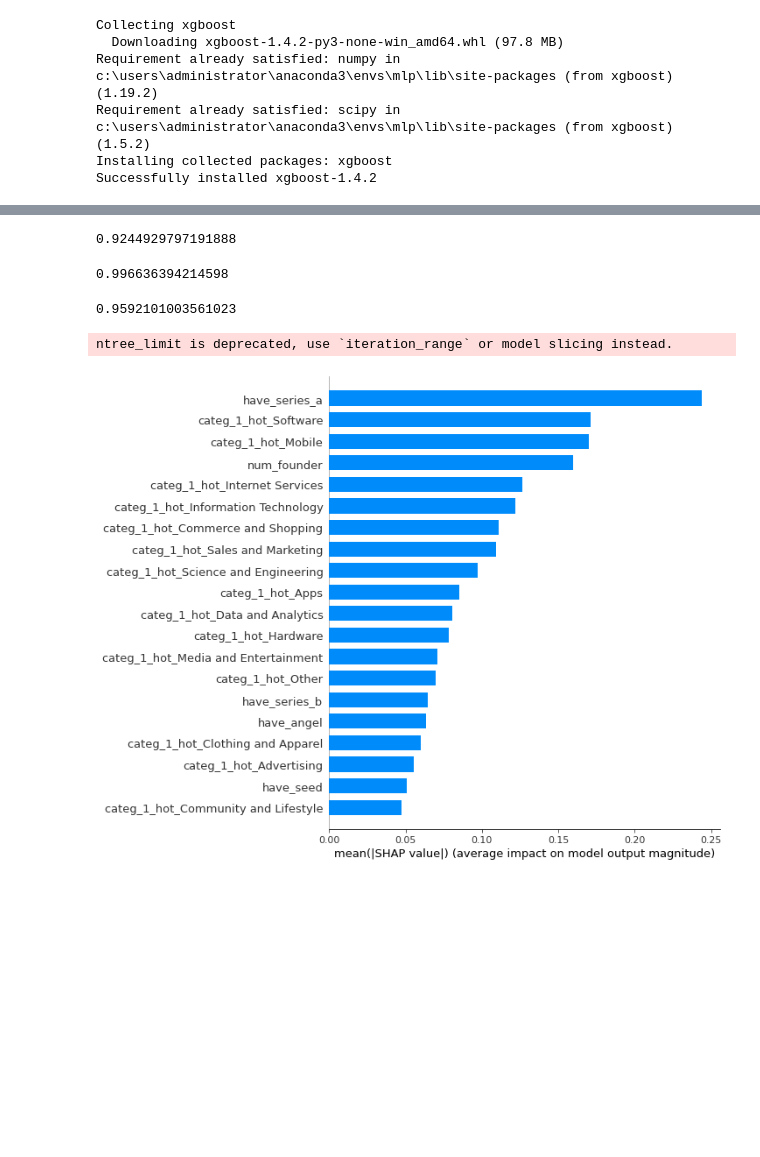
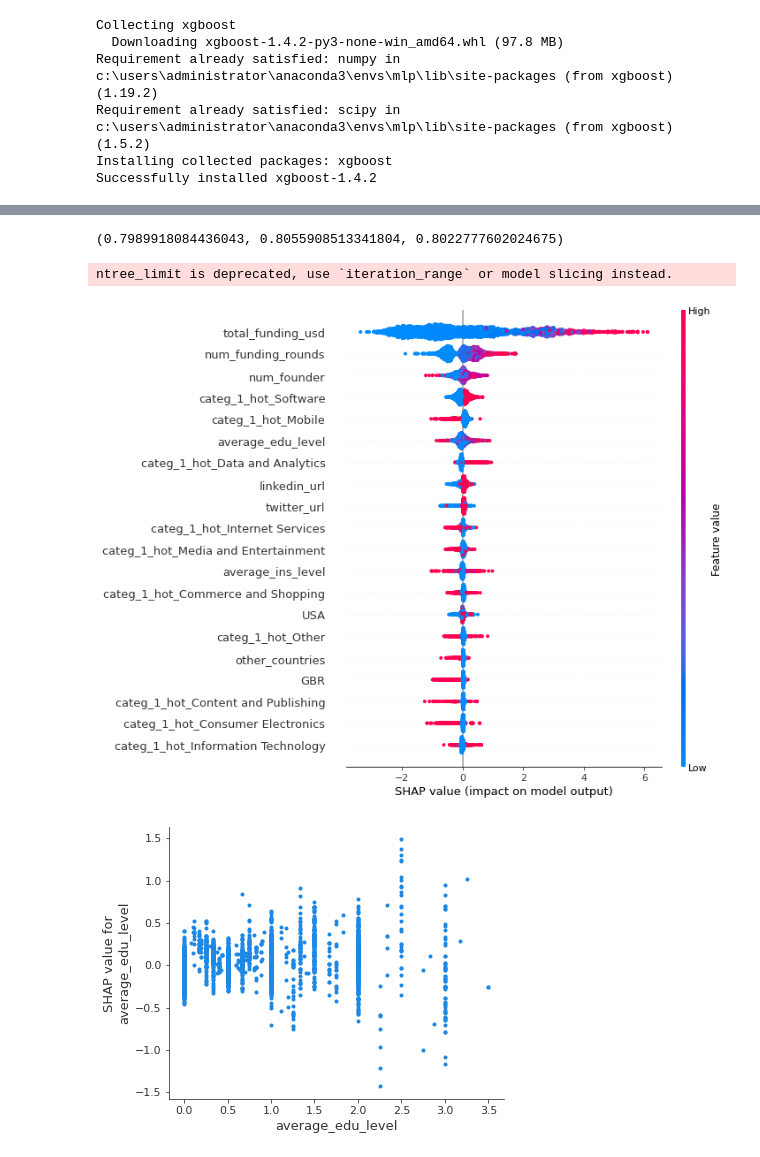
Before and after one commit to csynbiosys/dissertations-2021-info, a Jupyter notebook: yiwei_jing_quantify/XGboost.ipynb, the cells around one changed output, grey strips where cells are left out. Drawn from its saved outputs; the diff is of its cells as text; code cells hidden in the pictures; blank space fills up the shorter version.

```diff
--- a/yiwei_jing_quantify/XGboost.ipynb
+++ b/yiwei_jing_quantify/XGboost.ipynb
@@ -119,21 +182,17 @@ f1 = 2 * prec * recl / (prec + recl)
-# %%
-prec
-# %% [output]
-0.9244929797191888
-# %%
-recl
-# %% [output]
-0.996636394214598
-# %%
-f1
-# %% [output]
-0.9592101003561023
+# %%
+metrics(c)
+# %% [output]
+(0.7989918084436043, 0.8055908513341804, 0.8022777602024675)
 # %%
 import shap
 
 explainer = shap.TreeExplainer(model)
 shap_values = explainer.shap_values(X_test)
-shap.summary_plot(shap_values, X_test, plot_type="bar")
+shap.summary_plot(shap_values, X_test)
 # %% [output]
 ntree_limit is deprecated, use `iteration_range` or model slicing instead.
-[figure, old version]
+[figure, new version]
+# %%
+shap.dependence_plot('average_edu_level', shap_values, X_test, interaction_index=None, show=False)
+# %% [output]
+[figure, added]
```
Also changed, not shown: parts of 35 cells of this notebook, 13 other files.
